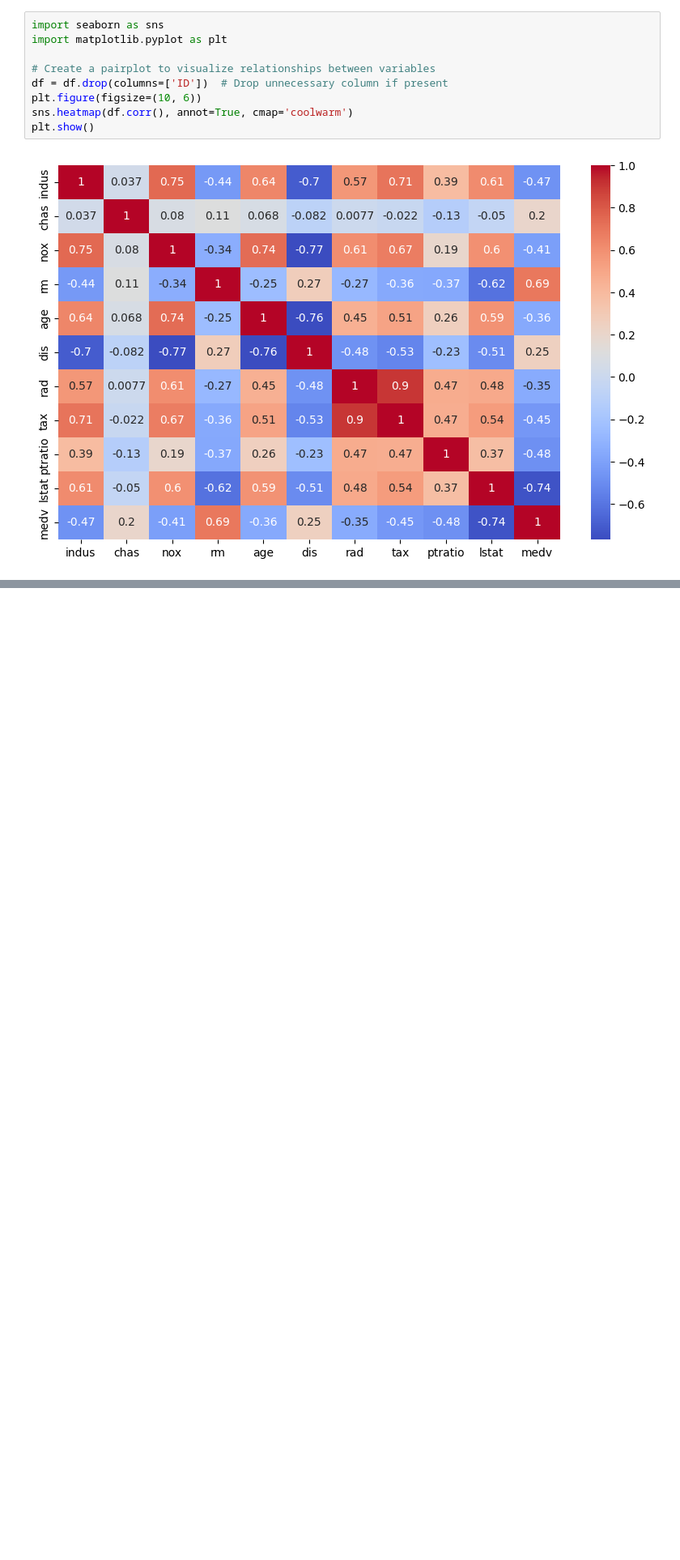
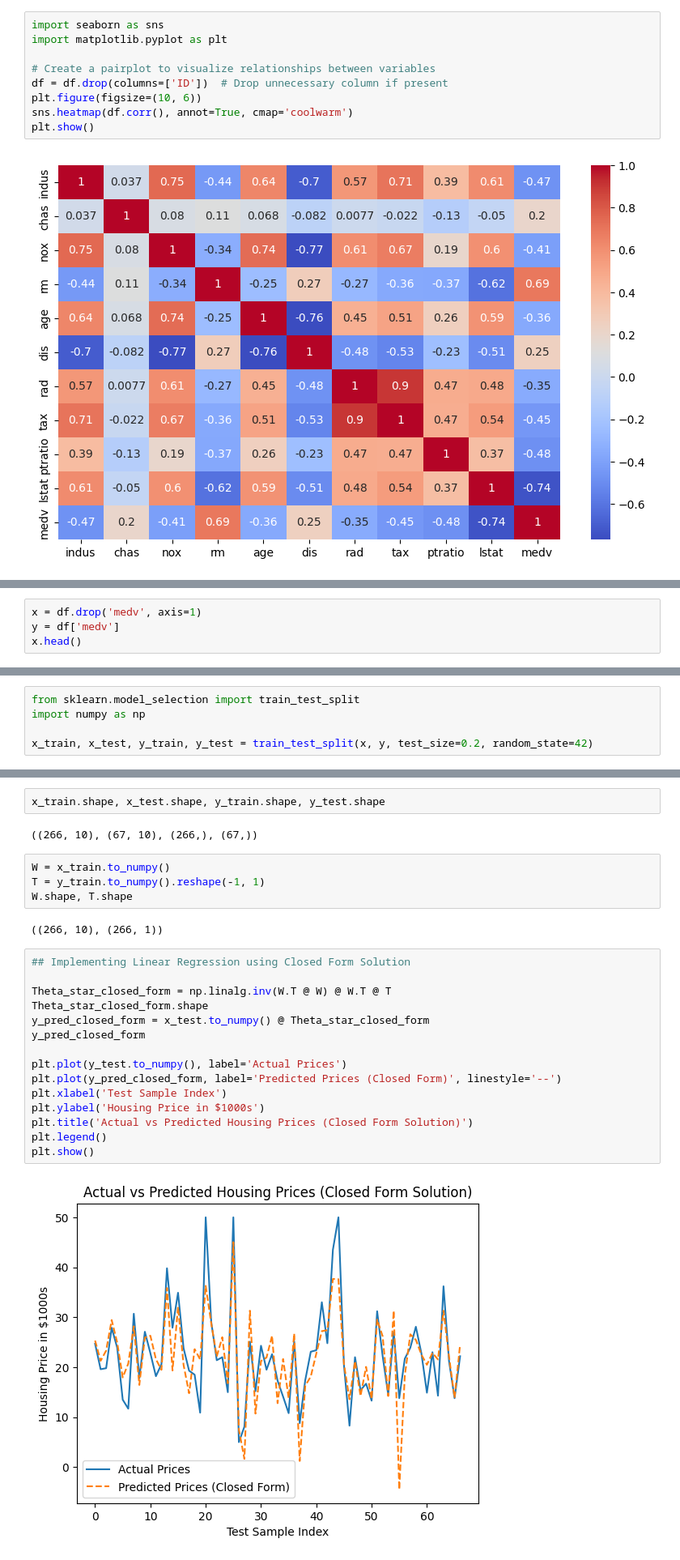
Before and after one commit to Faweenagua/ML-Regression-Projects, a Jupyter notebook: Housing Price Prediction/housingPricePrediction.ipynb, the cells around one changed output, grey strips where cells are left out. Shown at 81% size. Drawn from its saved outputs; the diff is of its cells as text; blank space fills up the shorter version.

Commit message:
Linear Regression Using closed form

```diff
--- a/Housing Price Prediction/housingPricePrediction.ipynb
+++ b/Housing Price Prediction/housingPricePrediction.ipynb
@@ -61,0 +86,4 @@ plt.show()
+# %%
+x = df.drop('medv', axis=1)
+y = df['medv']
+x.head()
@@ -61,0 +107,5 @@ plt.show()
+# %%
+from sklearn.model_selection import train_test_split
+import numpy as np
+
+x_train, x_test, y_train, y_test = train_test_split(x, y, test_size=0.2, random_state=42)
@@ -61,0 +121,27 @@ plt.show()
+# %%
+x_train.shape, x_test.shape, y_train.shape, y_test.shape
+# %% [output]
+((266, 10), (67, 10), (266,), (67,))
+# %%
+W = x_train.to_numpy()
+T = y_train.to_numpy().reshape(-1, 1)
+W.shape, T.shape
+# %% [output]
+((266, 10), (266, 1))
+# %%
+## Implementing Linear Regression using Closed Form Solution
+
+Theta_star_closed_form = np.linalg.inv(W.T @ W) @ W.T @ T
+Theta_star_closed_form.shape
+y_pred_closed_form = x_test.to_numpy() @ Theta_star_closed_form
+y_pred_closed_form
+
+plt.plot(y_test.to_numpy(), label='Actual Prices')
+plt.plot(y_pred_closed_form, label='Predicted Prices (Closed Form)', linestyle='--')
+plt.xlabel('Test Sample Index')
+plt.ylabel('Housing Price in $1000s')
+plt.title('Actual vs Predicted Housing Prices (Closed Form Solution)')
+plt.legend()
+plt.show()
+# %% [output]
+[figure, added]
```
Also changed, not shown: parts of 6 cells of this notebook.
